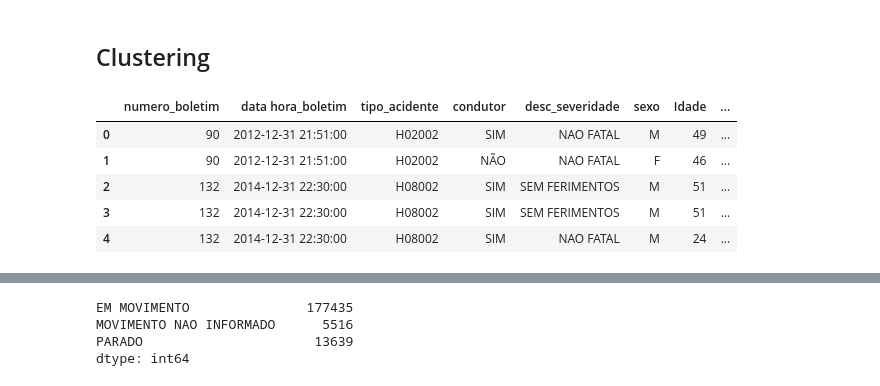
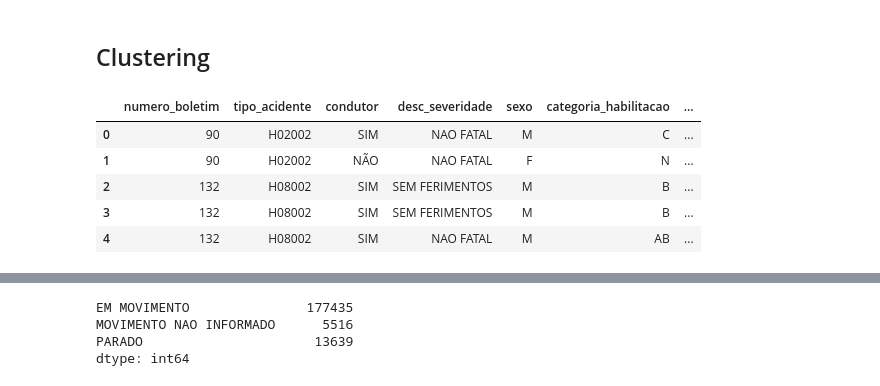
Before and after one commit to SamuelLipovetsky/mda_project, a Jupyter notebook: main.ipynb, the cells around one changed output, grey strips where cells are left out. Saved outputs shown, nothing was run; the diff lists cells and outputs as text; code cells hidden in the pictures.

```diff
--- a/main.ipynb
+++ b/main.ipynb
@@ -139,30 +139,30 @@ clustering_df['morning'] = clustering_df['hour'].apply(lambda x: True if x in mo
 clustering_df['afternoon'] = clustering_df['hour'].apply(lambda x: True if x in afternoon_hours else False)
 clustering_df['night'] = clustering_df['hour'].apply(lambda x: True if x in night_hours else False)
 
-clustering_df.drop(columns=['hour'], inplace=True)
+clustering_df.drop(columns=['hour','data hora_boletim'], inplace=True)
 # %%
 #age binning
 
 children = range(0,16)
 young_adult = range(17,30)
 middle_aged = range(31,45)
 old_aged = range(45,200)
 
 clustering_df['Idade'] =clustering_df['Idade'].astype('int')
 clustering_df['children'] = clustering_df['Idade'].apply(lambda x: True if x in children else False)
 clustering_df['young_adult'] = clustering_df['Idade'].apply(lambda x: True if x in young_adult else False)
 clustering_df['middle_aged'] = clustering_df['Idade'].apply(lambda x: True if x in middle_aged else False)
 clustering_df['old_aged'] = clustering_df['Idade'].apply(lambda x: True if x in old_aged else False)
 
-# clustering_df.drop(columns=['Idade'], inplace=True)
+clustering_df.drop(columns=['Idade'], inplace=True)
 clustering_df.head()
 # %% [output]
-|  | numero_boletim | data hora_boletim | tipo_acidente | condutor | desc_severidade | sexo | Idade | ... |
-| 0 | 90 | 2012-12-31 21:51:00 | H02002 | SIM | NAO FATAL | M | 49 | ... |
-| 1 | 90 | 2012-12-31 21:51:00 | H02002 | NÃO | NAO FATAL | F | 46 | ... |
-| 2 | 132 | 2014-12-31 22:30:00 | H08002 | SIM | SEM FERIMENTOS | M | 51 | ... |
-| 3 | 132 | 2014-12-31 22:30:00 | H08002 | SIM | SEM FERIMENTOS | M | 51 | ... |
-| 4 | 132 | 2014-12-31 22:30:00 | H08002 | SIM | NAO FATAL | M | 24 | ... |
+|  | numero_boletim | tipo_acidente | condutor | desc_severidade | sexo | categoria_habilitacao | ... |
+| 0 | 90 | H02002 | SIM | NAO FATAL | M | C | ... |
+| 1 | 90 | H02002 | NÃO | NAO FATAL | F | N | ... |
+| 2 | 132 | H08002 | SIM | SEM FERIMENTOS | M | B | ... |
+| 3 | 132 | H08002 | SIM | SEM FERIMENTOS | M | B | ... |
+| 4 | 132 | H08002 | SIM | NAO FATAL | M | AB | ... |
 # %%
 #prepping "descricao_veiculo" for one hot encoding
 
```
Also changed, not shown: parts of 10 cells of this notebook.
